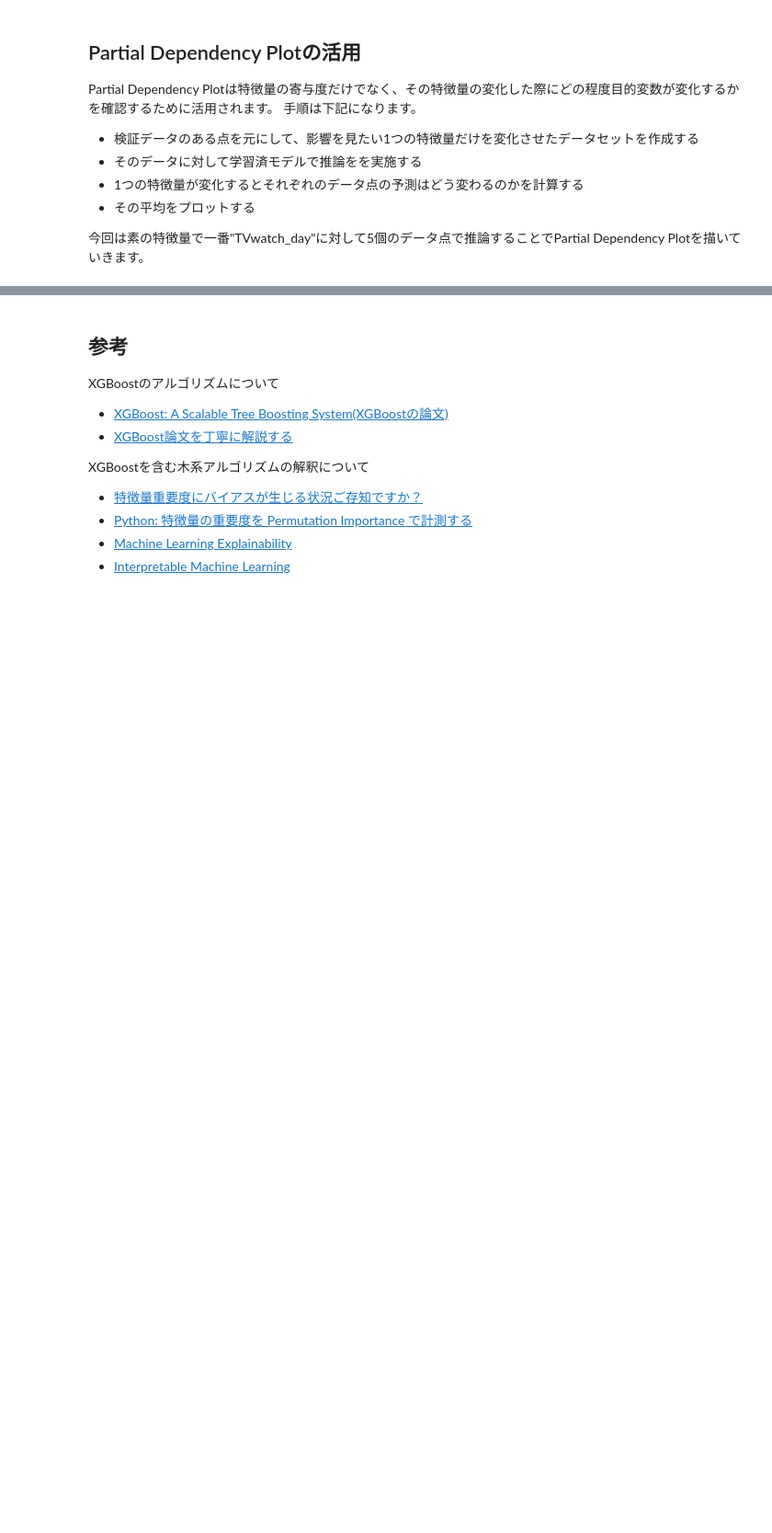
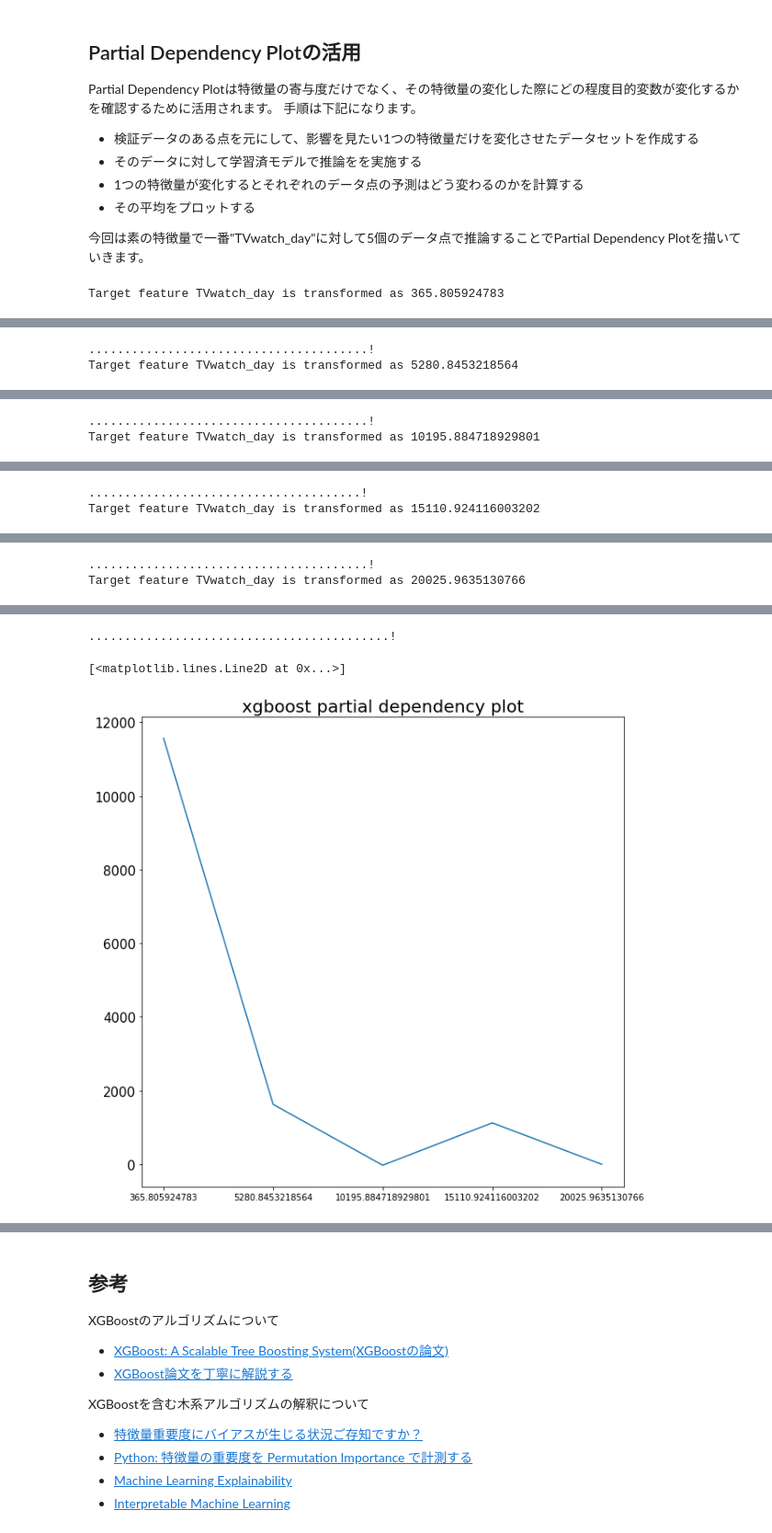
Before and after one commit to tkazusa/sagemaker-prototyping, a Jupyter notebook: 3.interpretable-ML-handson/ml_interpretability.ipynb, the cells around one changed output, grey strips where cells are left out. Shown: that part at 92% size. Cells and saved outputs as stored; diff of their text form; code cells hidden in the pictures; blank space fills up the shorter version.

```diff
--- a/3.interpretable-ML-handson/ml_interpretability.ipynb
+++ b/3.interpretable-ML-handson/ml_interpretability.ipynb
@@ -413,11 +485,11 @@ for pdp_value, pdp_test_features in pdp_test_features_gen:
     s3_output_location = 's3://{}/{}/output'.format(bucket, prefix)
 
     # バッチ変換用のインスタンスを設定
-    xgb_transformer = xgb.transformer(instance_count=4,
-                                      instance_type='ml.m4.4xlarge',
-                                      strategy='MultiRecord',
-                                      assemble_with='Line',
-                                      output_path=s3_output_location)
+    xgb_transformer = best_xgb.transformer(instance_count=4,
+                                           instance_type='ml.m4.4xlarge',
+                                           strategy='MultiRecord',
+                                           assemble_with='Line',
+                                           output_path=s3_output_location)
 
     # バッチ変換用ジョブの実行
     xgb_transformer.transform(data=input_pdp,
@@ -443,3 +515,5 @@ plt.figure(figsize=(10,10))
 plt.title('xgboost partial dependency plot', fontsize = 20)
 plt.yticks(fontsize=15)
 plt.plot(df_plot.mean().index,df_plot.mean())
+# %% [output]
+Target feature TVwatch_day is transformed as 365.805924783
@@ -445,0 +521,2 @@ plt.plot(df_plot.mean().index,df_plot.mean())
+.......................................!
+Target feature TVwatch_day is transformed as 5280.8453218564
@@ -445,0 +524,2 @@ plt.plot(df_plot.mean().index,df_plot.mean())
+.......................................!
+Target feature TVwatch_day is transformed as 10195.884718929801
@@ -445,0 +527,2 @@ plt.plot(df_plot.mean().index,df_plot.mean())
+......................................!
+Target feature TVwatch_day is transformed as 15110.924116003202
@@ -445,0 +530,2 @@ plt.plot(df_plot.mean().index,df_plot.mean())
+.......................................!
+Target feature TVwatch_day is transformed as 20025.9635130766
@@ -445,0 +533,3 @@ plt.plot(df_plot.mean().index,df_plot.mean())
+..........................................!
+[<matplotlib.lines.Line2D at 0x...>]
+[figure, added]
```
Also changed, not shown: parts of 16 cells of this notebook, 2 other files.
